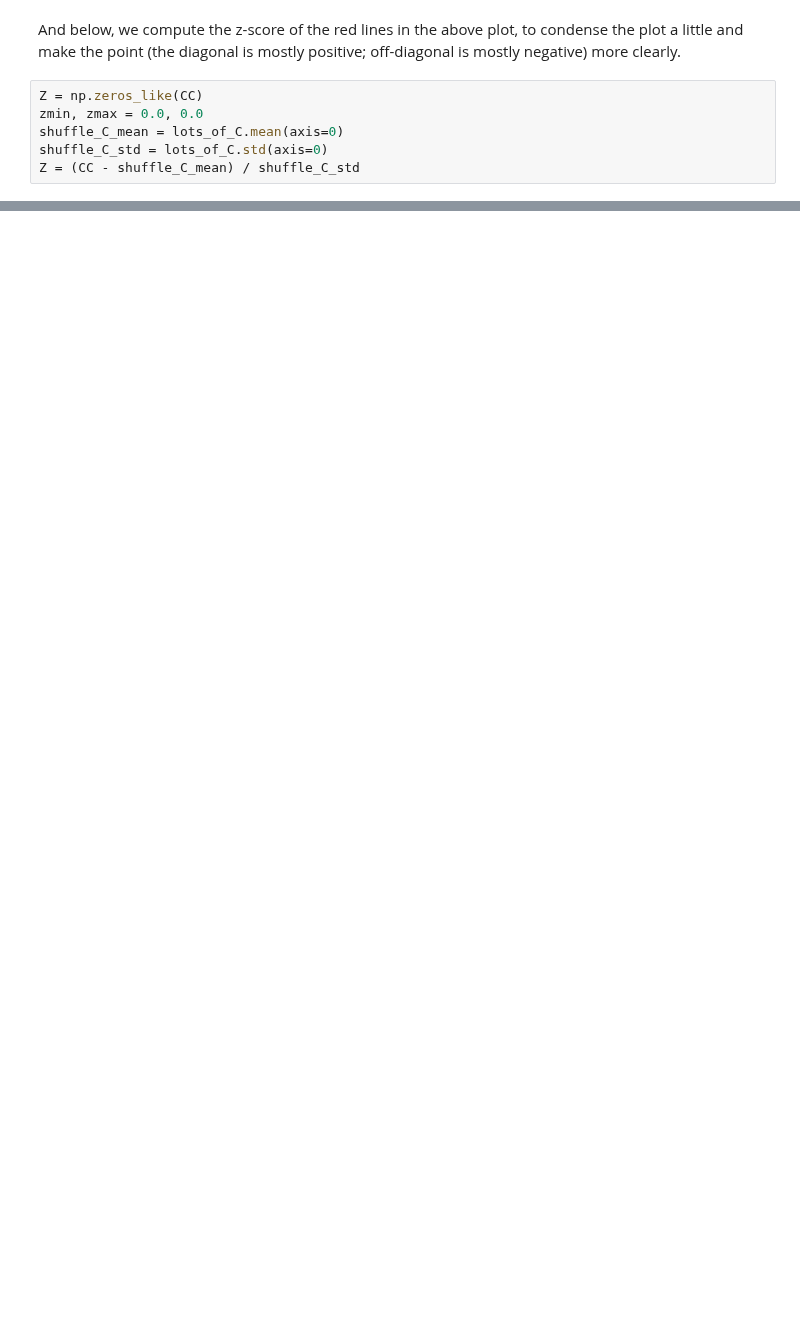
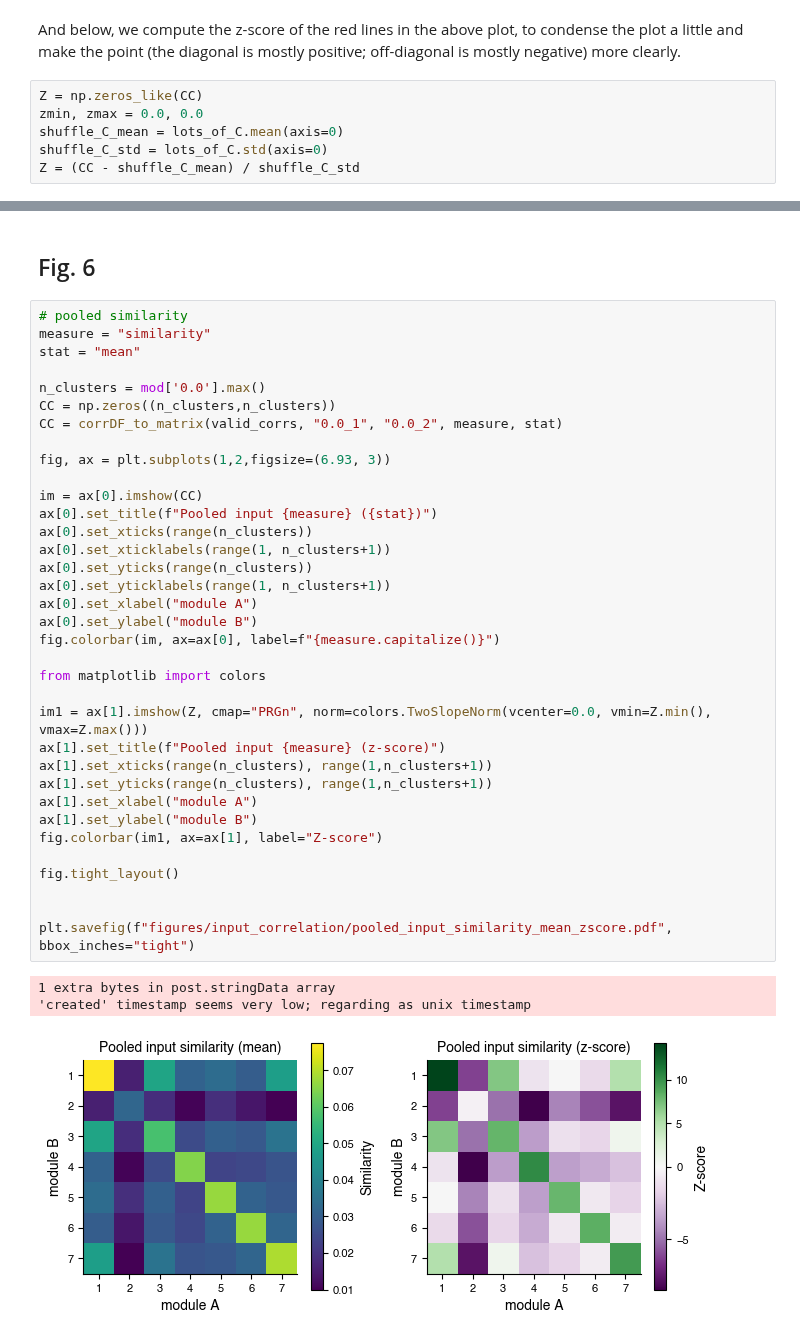
Before and after one commit to Gutierrez-lab/oviIN-inputs, a Jupyter notebook: pooled_similarity.ipynb, the cells around one changed output, grey strips where cells are left out. Drawn from its saved outputs; the diff is of its cells as text; blank space fills up the shorter version.

Commit message:
updates to fig. 6 layout

```diff
--- a/pooled_similarity.ipynb
+++ b/pooled_similarity.ipynb
@@ -333,0 +330,41 @@ plt.savefig(f"figures/input_correlation/shuffle_z_score_{measure}.pdf")
+# %% [markdown]
+## Fig. 6
+# %%
+# pooled similarity
+measure = "similarity"
+stat = "mean"
+
+n_clusters = mod['0.0'].max()
+CC = np.zeros((n_clusters,n_clusters))
+CC = corrDF_to_matrix(valid_corrs, "0.0_1", "0.0_2", measure, stat)
+
+fig, ax = plt.subplots(1,2,figsize=(6.93, 3))
+
+im = ax[0].imshow(CC)
+ax[0].set_title(f"Pooled input {measure} ({stat})")
+ax[0].set_xticks(range(n_clusters))
+ax[0].set_xticklabels(range(1, n_clusters+1))
+ax[0].set_yticks(range(n_clusters))
+ax[0].set_yticklabels(range(1, n_clusters+1))
+ax[0].set_xlabel("module A")
+ax[0].set_ylabel("module B")
+fig.colorbar(im, ax=ax[0], label=f"{measure.capitalize()}")
+
+from matplotlib import colors
+
+im1 = ax[1].imshow(Z, cmap="PRGn", norm=colors.TwoSlopeNorm(vcenter=0.0, vmin=Z.min(), vmax=Z.max()))
+ax[1].set_title(f"Pooled input {measure} (z-score)")
+ax[1].set_xticks(range(n_clusters), range(1,n_clusters+1))
+ax[1].set_yticks(range(n_clusters), range(1,n_clusters+1))
+ax[1].set_xlabel("module A")
+ax[1].set_ylabel("module B")
+fig.colorbar(im1, ax=ax[1], label="Z-score")
+
+fig.tight_layout()
+
+
+plt.savefig(f"figures/input_correlation/pooled_input_similarity_mean_zscore.pdf", bbox_inches="tight")
+# %% [output]
+1 extra bytes in post.stringData array
+'created' timestamp seems very low; regarding as unix timestamp
+[figure, added]
```
Also changed, not shown: parts of 8 cells of this notebook, 2 other files.
